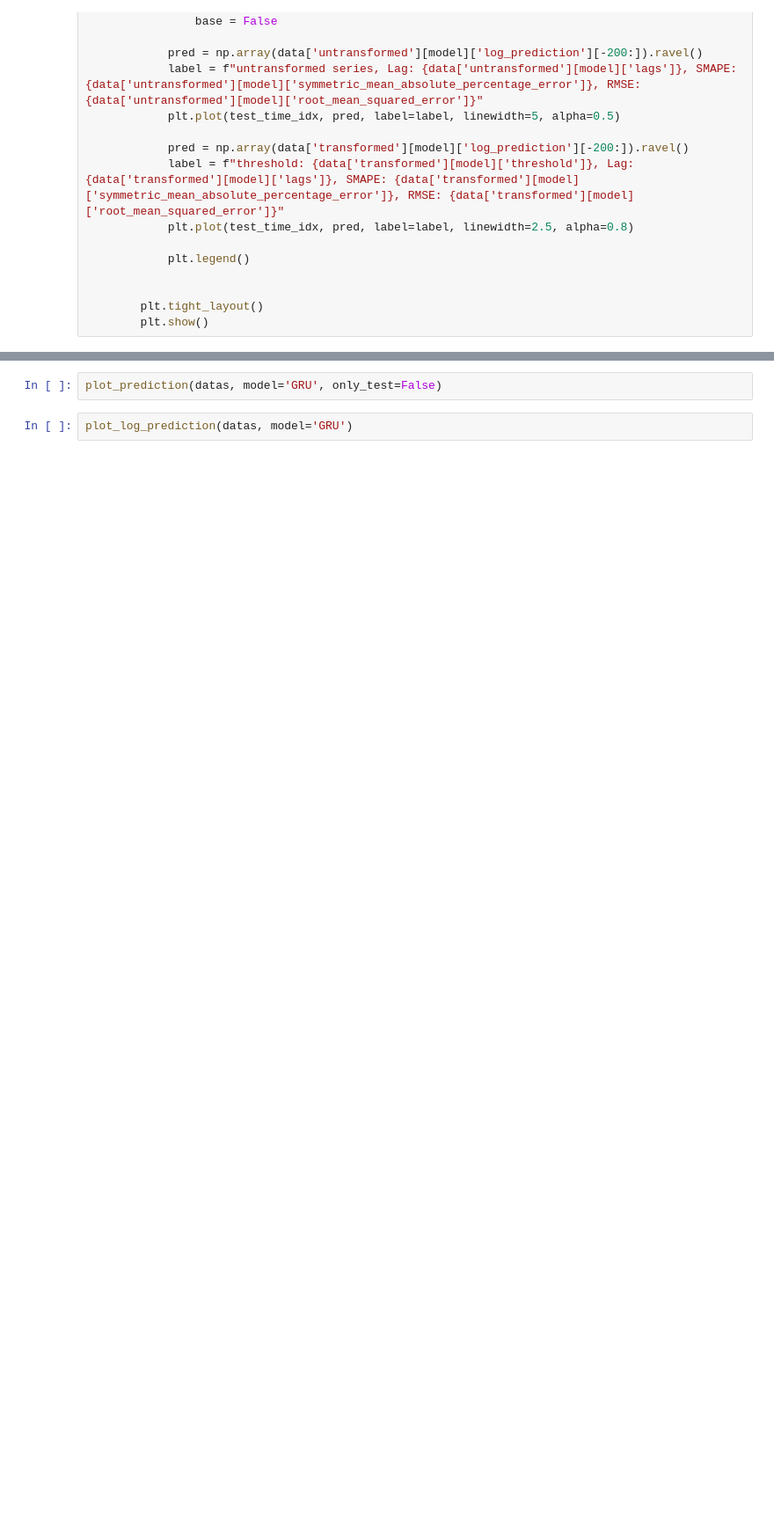
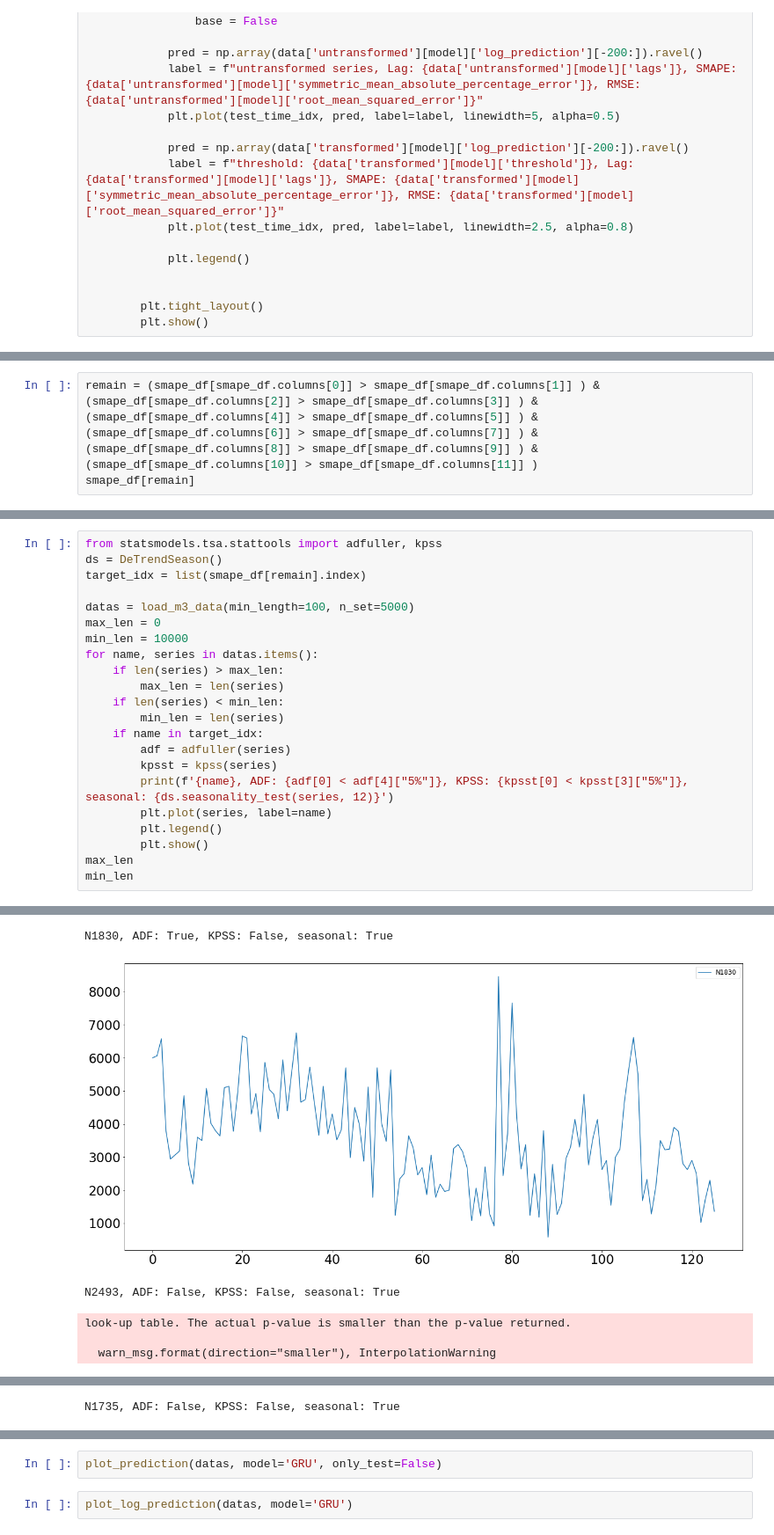
Before and after one commit to nickchuisme/target_transformation, a Jupyter notebook: test.ipynb, the cells around one changed output, grey strips where cells are left out. Shown at 88% size. Saved outputs shown, nothing was run; the diff lists cells and outputs as text; blank space fills up the shorter version.

```diff
--- a/test.ipynb
+++ b/test.ipynb
@@ -261,0 +271,3 @@ smape_df
+# %%
+remain = (smape_df[smape_df.columns[0]] > smape_df[smape_df.columns[1]] ) & (smape_df[smape_df.columns[2]] > smape_df[smape_df.columns[3]] ) & (smape_df[smape_df.columns[4]] > smape_df[smape_df.columns[5]] ) & (smape_df[smape_df.columns[6]] > smape_df[smape_df.columns[7]] ) & (smape_df[smape_df.columns[8]] > smape_df[smape_df.columns[9]] ) & (smape_df[smape_df.columns[10]] > smape_df[smape_df.columns[11]] )
+smape_df[remain]
@@ -261,0 +293,23 @@ smape_df
+# %%
+from statsmodels.tsa.stattools import adfuller, kpss
+ds = DeTrendSeason()
+target_idx = list(smape_df[remain].index)
+
+datas = load_m3_data(min_length=100, n_set=5000)
+max_len = 0
+min_len = 10000
+for name, series in datas.items():
+    if len(series) > max_len:
+        max_len = len(series)
+    if len(series) < min_len:
+        min_len = len(series)
+    if name in target_idx:
+        adf = adfuller(series)
+        kpsst = kpss(series)
+        print(f'{name}, ADF: {adf[0] < adf[4]["5%"]}, KPSS: {kpsst[0] < kpsst[3]["5%"]}, seasonal: {ds.seasonality_test(series, 12)}')
+        plt.plot(series, label=name)
+        plt.legend()
+        plt.show()
+max_len
+min_len
+# %% [output]
@@ -261,0 +321,6 @@ smape_df
+N1830, ADF: True, KPSS: False, seasonal: True
+[figure, added]
+N2493, ADF: False, KPSS: False, seasonal: True
+look-up table. The actual p-value is smaller than the p-value returned.
+
+  warn_msg.format(direction="smaller"), InterpolationWarning
@@ -261,0 +331 @@ smape_df
+N1735, ADF: False, KPSS: False, seasonal: True
```
Also changed, not shown: parts of 28 cells of this notebook.
